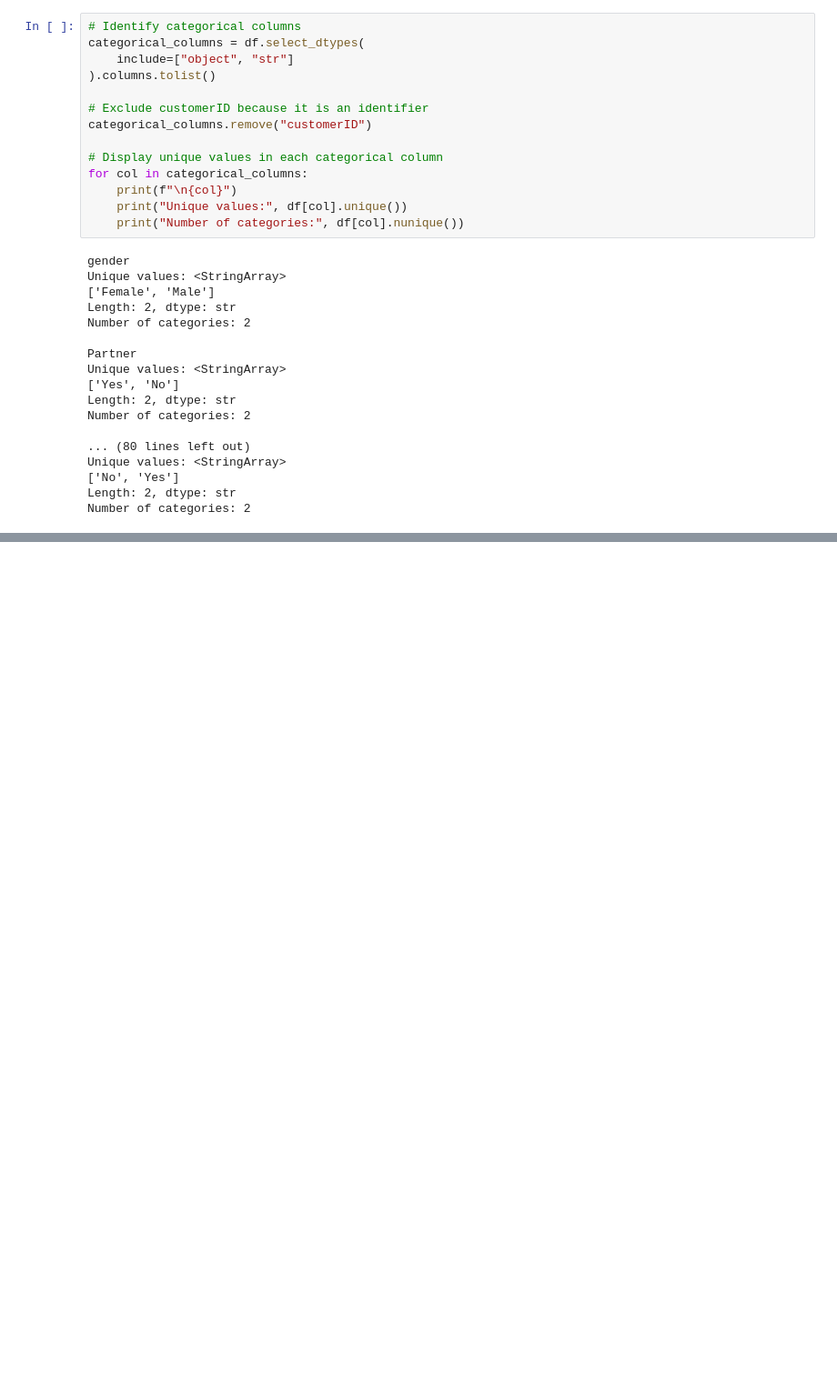
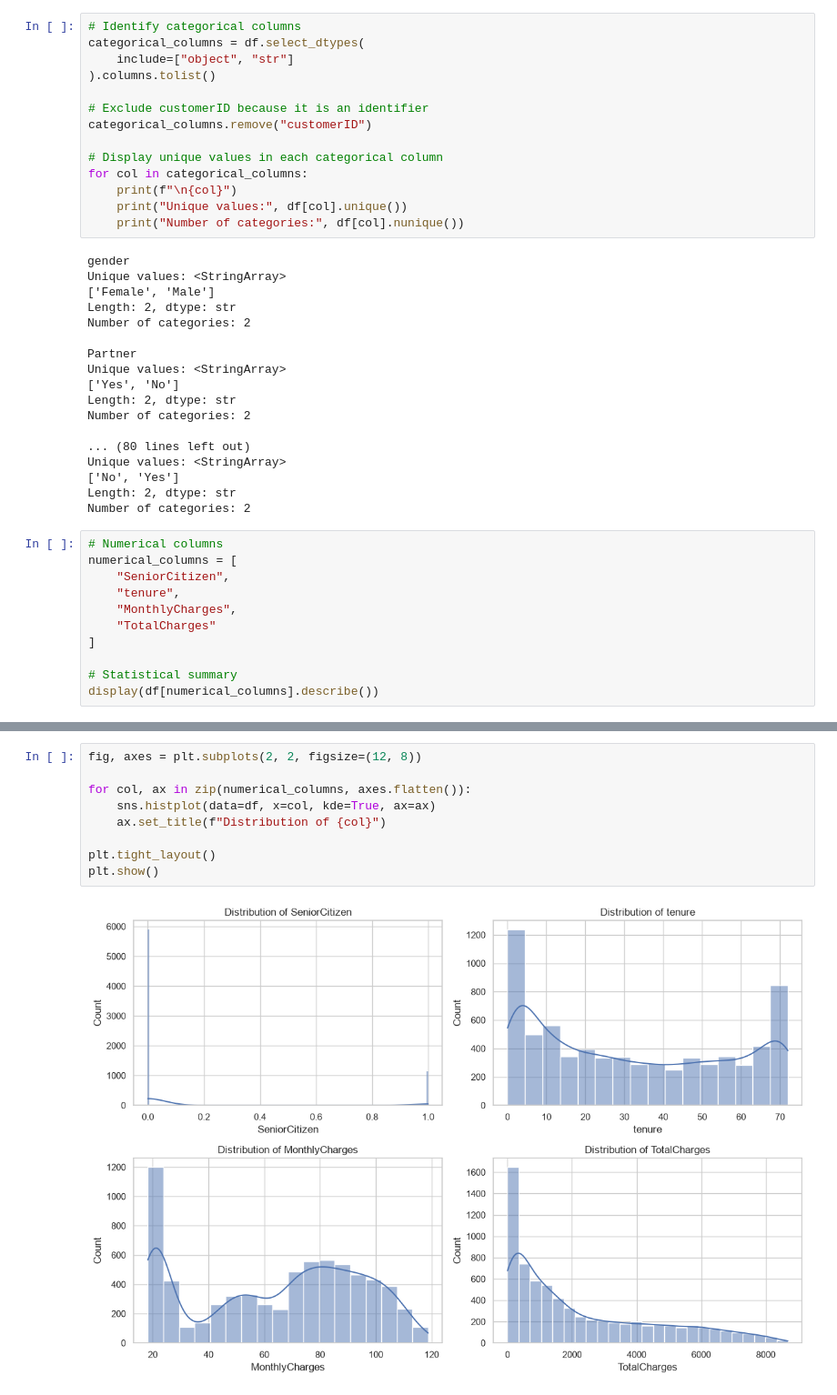
Before and after one commit to rpDashCodes/customer-churn-prediction, a Jupyter notebook: notebooks/06_data_exploration_telco.ipynb, the cells around one changed output, grey strips where cells are left out. Shown at 91% size. Drawn from its saved outputs; the diff is of its cells as text; blank space fills up the shorter version.

```diff
--- a/notebooks/06_data_exploration_telco.ipynb
+++ b/notebooks/06_data_exploration_telco.ipynb
@@ -204,3 +206,14 @@ Unique values: <StringArray>
 ['No', 'Yes']
 Length: 2, dtype: str
 Number of categories: 2
+# %%
+# Numerical columns
+numerical_columns = [
+    "SeniorCitizen",
+    "tenure",
+    "MonthlyCharges",
+    "TotalCharges"
+]
+
+# Statistical summary
+display(df[numerical_columns].describe())
@@ -206,0 +230,11 @@ Number of categories: 2
+# %%
+fig, axes = plt.subplots(2, 2, figsize=(12, 8))
+
+for col, ax in zip(numerical_columns, axes.flatten()):
+    sns.histplot(data=df, x=col, kde=True, ax=ax)
+    ax.set_title(f"Distribution of {col}")
+
+plt.tight_layout()
+plt.show()
+# %% [output]
+[figure, added]
```
Also changed, not shown: parts of 24 cells of this notebook.
